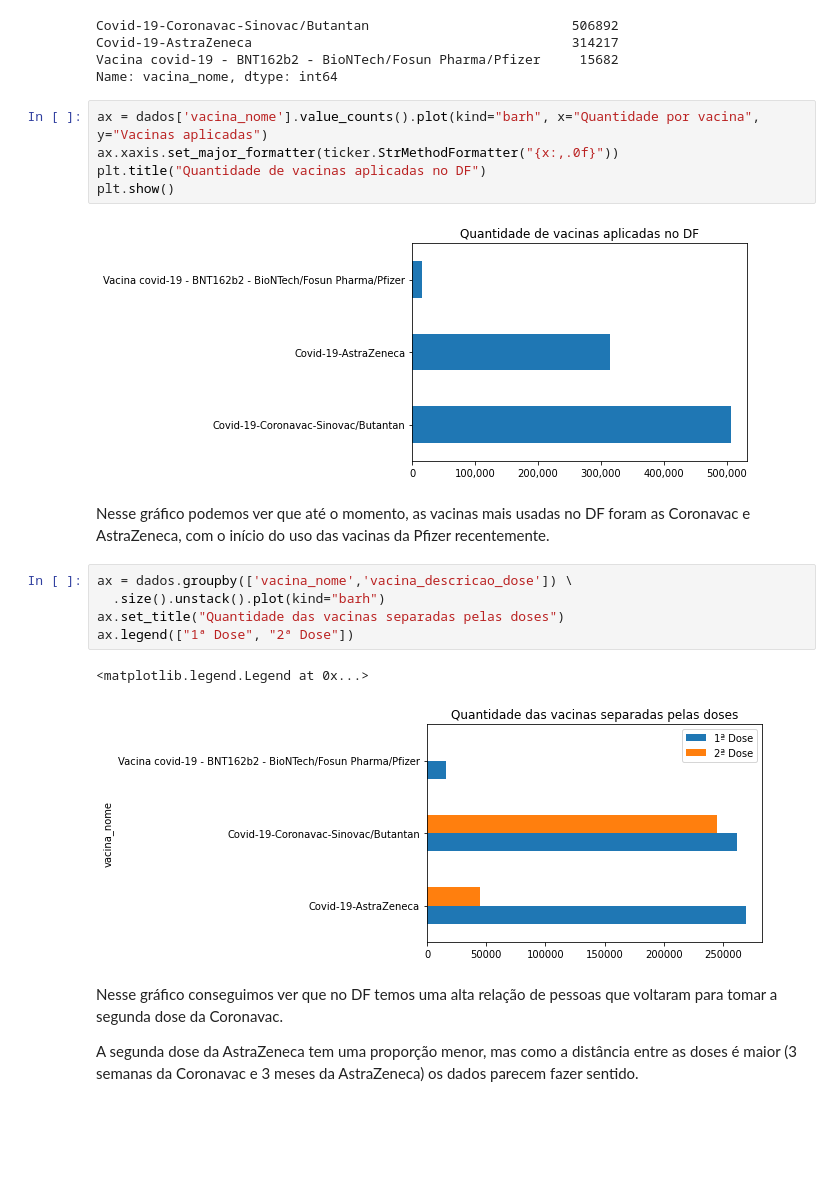
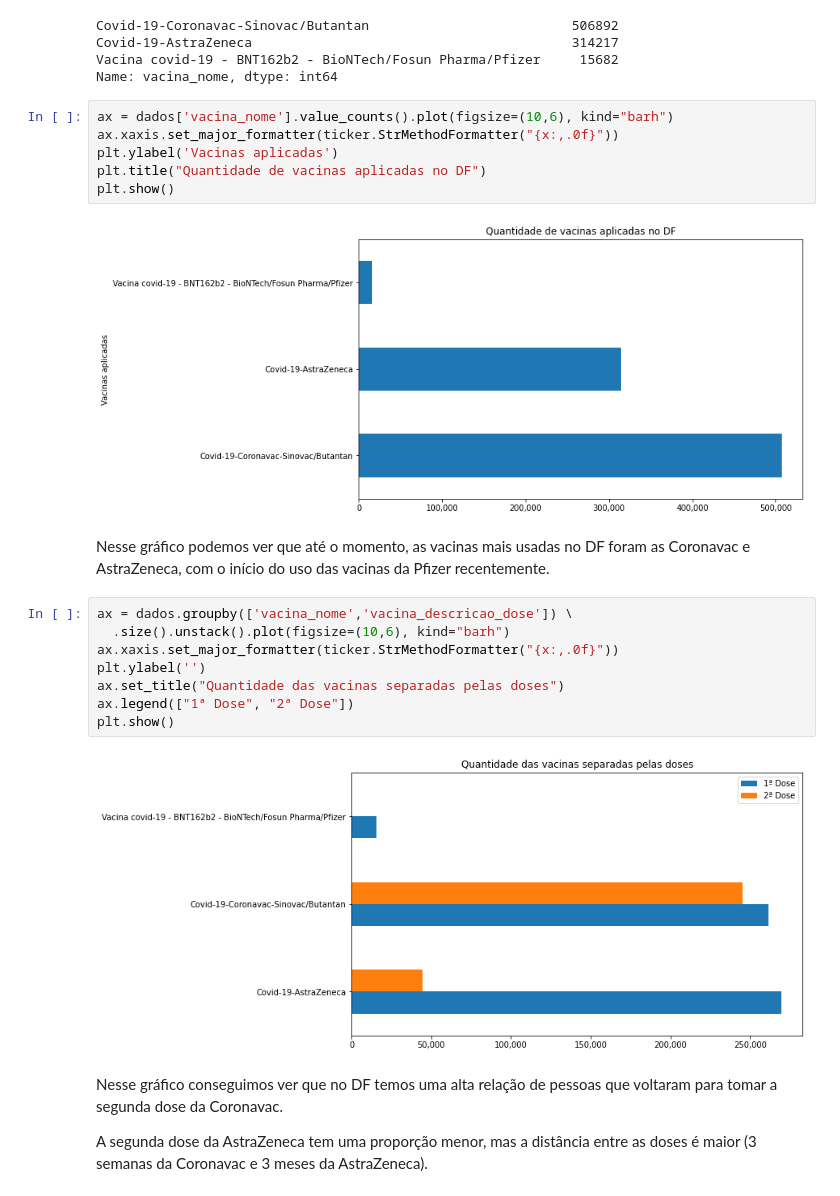
Before and after one commit to fred-carneiro/bootcamp-alura, a Jupyter notebook: AnaliseVacinaçãoNoDF.ipynb, the cells around one changed output. Drawn from its saved outputs; the diff is of its cells as text; blank space fills up the shorter version.

```diff
--- a/AnaliseVacinaçãoNoDF.ipynb
+++ b/AnaliseVacinaçãoNoDF.ipynb
@@ -43,23 +45,26 @@ Covid-19-AstraZeneca                                         314217
 Vacina covid-19 - BNT162b2 - BioNTech/Fosun Pharma/Pfizer     15682
 Name: vacina_nome, dtype: int64
 # %%
-ax = dados['vacina_nome'].value_counts().plot(kind="barh", x="Quantidade por vacina", y="Vacinas aplicadas")
+ax = dados['vacina_nome'].value_counts().plot(figsize=(10,6), kind="barh")
 ax.xaxis.set_major_formatter(ticker.StrMethodFormatter("{x:,.0f}"))
+plt.ylabel('Vacinas aplicadas')
 plt.title("Quantidade de vacinas aplicadas no DF")
 plt.show()
 # %% [output]
-[figure, old version]
+[figure, new version]
 # %% [markdown]
 Nesse gráfico podemos ver que até o momento, as vacinas mais usadas no DF foram as Coronavac e AstraZeneca, com o início do uso das vacinas da Pfizer recentemente.
 # %%
 ax = dados.groupby(['vacina_nome','vacina_descricao_dose']) \
-  .size().unstack().plot(kind="barh")
+  .size().unstack().plot(figsize=(10,6), kind="barh")
+ax.xaxis.set_major_formatter(ticker.StrMethodFormatter("{x:,.0f}"))
+plt.ylabel('')
 ax.set_title("Quantidade das vacinas separadas pelas doses")
 ax.legend(["1ª Dose", "2ª Dose"])
+plt.show()
 # %% [output]
-<matplotlib.legend.Legend at 0x...>
-[figure, old version]
+[figure, new version]
 # %% [markdown]
 Nesse gráfico conseguimos ver que no DF temos uma alta relação de pessoas que voltaram para tomar a segunda dose da Coronavac.
 
-A segunda dose da AstraZeneca tem uma proporção menor, mas como a distância entre as doses é maior (3 semanas da Coronavac e 3 meses da AstraZeneca) os dados parecem fazer sentido.
+A segunda dose da AstraZeneca tem uma proporção menor, mas a distância entre as doses é maior (3 semanas da Coronavac e 3 meses da AstraZeneca).
```
Also changed, not shown: parts of 24 cells of this notebook.
